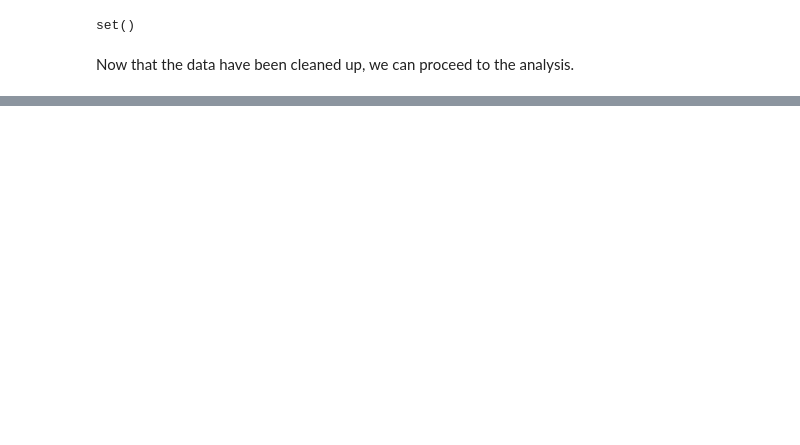
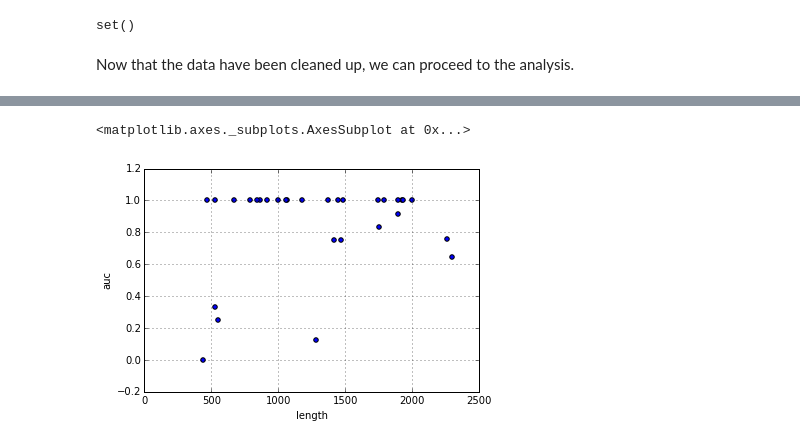
Before and after one commit to SuLab/crowd_cid_relex, a Jupyter notebook: job_746297_analysis.ipynb, the cells around one changed output, grey strips where cells are left out. Drawn from its saved outputs; the diff is of its cells as text; code cells hidden in the pictures; blank space fills up the shorter version.

```diff
--- a/job_746297_analysis.ipynb
+++ b/job_746297_analysis.ipynb
@@ -340,0 +323,4 @@ Generation of the ROC curve is done in R.
+# %%
+for pmid, group in results.groupby("pmid"):
+    if sum(group["in_gold"]) != len(gold_relations[str(pmid)]):
+        print pmid
@@ -340,0 +340,4 @@ Generation of the ROC curve is done in R.
+# %%
+auc = dict()
+for pmid, group in results.groupby("pmid"):
+    auc[pmid] = get_AUC_value(group, "normalized_score", "in_gold")
@@ -340,0 +368,8 @@ Generation of the ROC curve is done in R.
+# %%
+best_f = dict()
+for pmid, group in results.groupby("pmid"):
+    best_f[pmid] = max_F_score(group)
+
+temp = [(key, val) for key, val in best_f.items()]
+temp = sorted(temp, key = lambda x: -x[1][0])
+temp
@@ -340,0 +396,12 @@ Generation of the ROC curve is done in R.
+# %%
+data = defaultdict(list)
+for paper in training_data:
+    if int(paper.pmid) in used_pmids:
+        data["pmid"].append(paper.pmid)
+        data["length"].append(len(paper.title) + len(paper.abstract))
+        data["auc"].append(auc[int(paper.pmid)])
+        data["f_score"].append(best_f[int(paper.pmid)][0])
+        data["precision"].append(best_f[int(paper.pmid)][1][0])
+        data["recall"].append(best_f[int(paper.pmid)][1][1])
+
+data = pd.DataFrame(data)
@@ -340,0 +428,5 @@ Generation of the ROC curve is done in R.
+# %%
+data.plot(kind = "scatter", x = "length", y = "auc")
+# %% [output]
+<matplotlib.axes._subplots.AxesSubplot at 0x...>
+[figure, added]
```
Also changed, not shown: parts of 59 cells of this notebook.
